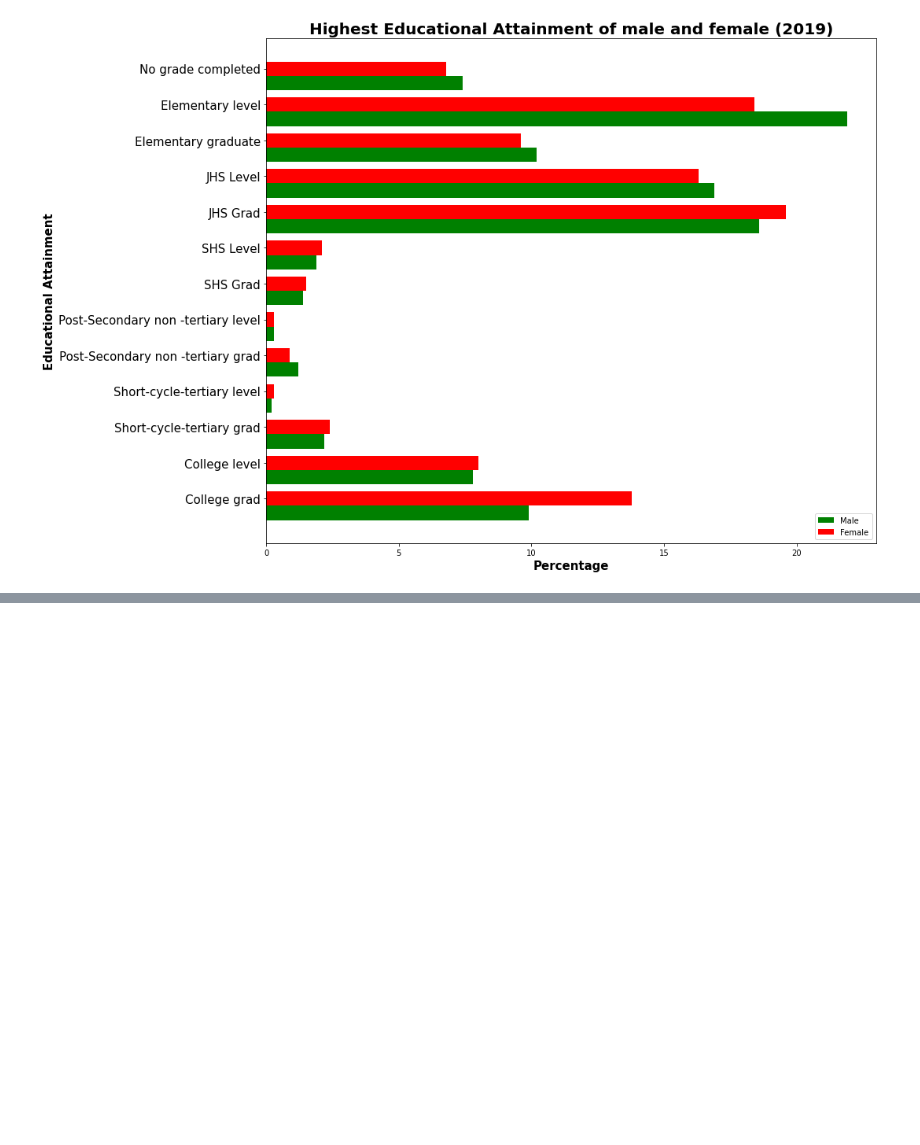
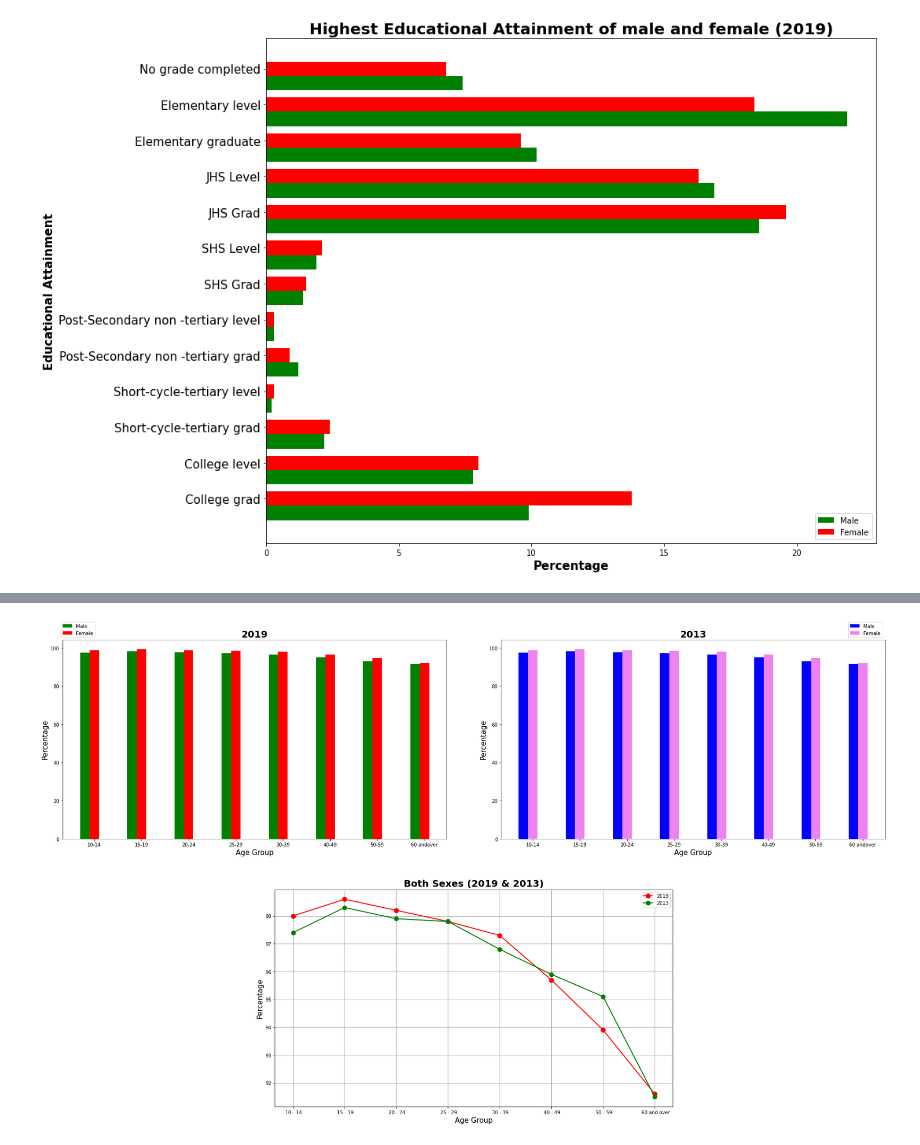
Before and after one commit to DarlynBSIT-3206/Gang-of-Greatness, a Jupyter notebook: Educational_System_Malpractice_and_Negligence_on_the_real_purpose_basis_of_education.ipynb, the cells around one changed output, grey strips where cells are left out. Saved outputs shown, nothing was run; the diff lists cells and outputs as text; code cells hidden in the pictures; blank space fills up the shorter version.

Commit message:
added Basic Literacy graph

```diff
--- a/Educational_System_Malpractice_and_Negligence_on_the_real_purpose_basis_of_education.ipynb
+++ b/Educational_System_Malpractice_and_Negligence_on_the_real_purpose_basis_of_education.ipynb
@@ -478,0 +482,4 @@ plt.show()
+# %%
+url = 'https://raw.githubusercontent.com/DarlynBSIT-3206/ITBA3206-Diligent-Dingos/main/datasets/basicliteracy.csv'
+df = pd.read_csv(url)
+display(df.iloc[0:])
@@ -478,0 +496,67 @@ plt.show()
+# %%
+f = plt.figure()
+f.set_figwidth(25)
+f.set_figheight(15)
+gs = gridspec.GridSpec(4, 4)
+
+#plot1
+n = 8
+male = ([97.4, 98.1, 97.7, 97.1, 96.5, 95, 92.9, 91.6])
+female =([98.7, 99.1, 98.6, 98.5,98, 96.5, 94.8, 91.9])
+plt.subplot(2,2,1)
+
+index = py.arange(n)
+bar_width = 0.20
+
+mbar = plt.bar(index, male, bar_width, color='g', label='Male')
+fbar = plt.bar(index + bar_width, female, bar_width, color='r', label='Female')
+
+
+plt.xlabel('Age Group', fontsize = 15)
+plt.ylabel('Percentage',fontsize =15)
+plt.title('2019', fontweight="bold", fontsize = 20)
+plt.legend(loc = 4, bbox_to_anchor=(0.09, 1.), fontsize =10)
+plt.xticks(index + bar_width, ('10-14', '15-19', '20-24', '25-29', '30-39', '40-49', '50-59', '60 andover'))
+
+#plot 2
+n = 8
+male = ([97.4, 98.1, 97.7, 97.1, 96.5, 95, 92.9, 91.6])
+female = ([98.7, 99.1, 98.6, 98.5,98, 96.5, 94.8, 91.9])
+plt.subplot(2,2,2)
+
+index = py.arange(n)
+bar_width = 0.20
+opacity = 0.8
+
+mbar = plt.bar(index, male, bar_width, color='blue', label='Male')
+fbar = plt.bar(index + bar_width, female, bar_width, color='violet', label='Female')
+
+plt.xlabel('Age Group', fontsize =15)
+plt.ylabel('Percentage',fontsize =15)
+plt.title('2013', fontweight="bold", fontsize = 20)
+plt.legend(loc = 4, bbox_to_anchor=(1, 1), fontsize =10)
+plt.xticks(index + bar_width, ('10-14', '15-19', '20-24', '25-29', '30-39', '40-49', '50-59', '60 andover'))
+
+
+#plot3
+bs2019 = df["Both Sexes(2019)"]
+plt.subplot(gs[2:4, 1:3])
+plt.plot(bs2019, 'o-', color="red", ms = 9.5, linewidth = 2, label = '2019')
+plt.title("Both Sexes (2019 & 2013)", fontweight="bold", fontsize = 20)
+plt.xlabel("Age Group", fontsize = 15)
+plt.ylabel("Percentage",fontsize = 15)
+plt.grid(linestyle = '-', linewidth = 1.0)
+
+bs2013 = df["Both Sexes(2013"]
+agegroup = df["Age group"]
+plt.plot(agegroup, bs2013, 'o-', color="green", ms = 9, linewidth = 2, label = '2013',)
+plt.title("Both Sexes (2019 & 2013)", fontweight="bold", fontsize = 20)
+plt.xlabel("Age Group", fontsize = 15)
+plt.ylabel("Percentage",fontsize = 15)
+plt.grid(linestyle = '-', linewidth = 1.0)
+plt.legend()
+plt.tight_layout()
+plt.tight_layout()
+plt.show()
+# %% [output]
+[figure, added]
```
Also changed, not shown: parts of 3 cells of this notebook.
